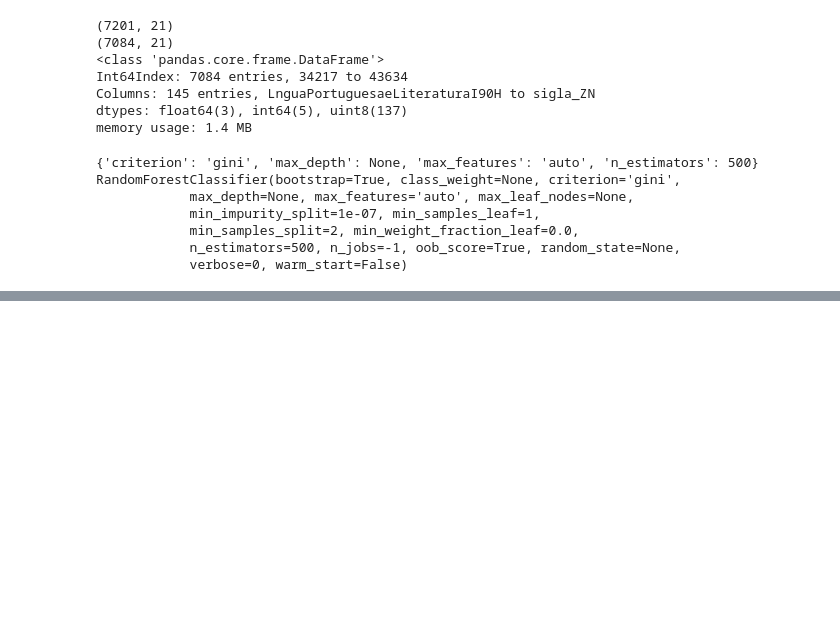
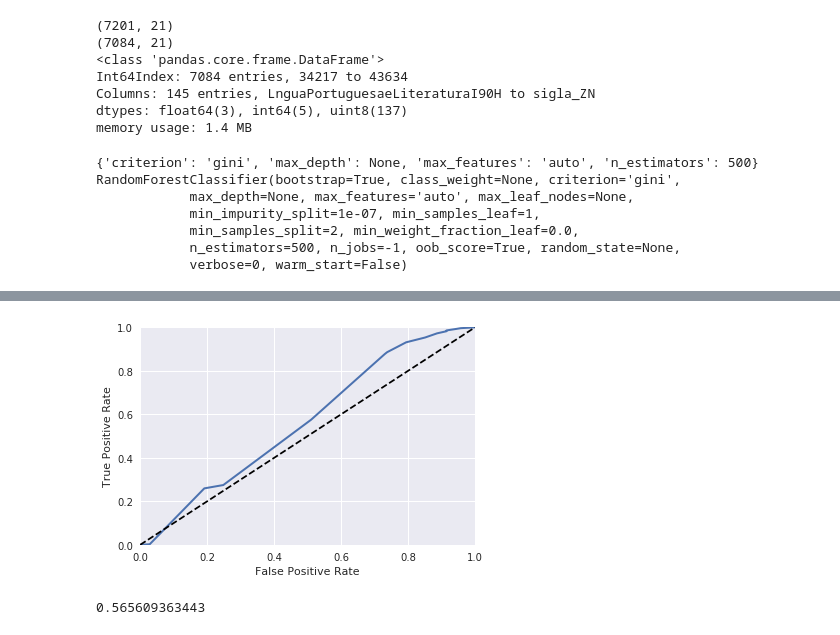
Before and after one commit to tmedeirosb/modelo_ifrn_integrado, a Jupyter notebook: versao_2/modelo_supersionado_filtro_CA.ipynb, the cells around one changed output, grey strips where cells are left out. Cells and saved outputs as stored; diff of their text form; code cells hidden in the pictures; blank space fills up the shorter version.

```diff
--- a/versao_2/modelo_supersionado_filtro_CA.ipynb
+++ b/versao_2/modelo_supersionado_filtro_CA.ipynb
@@ -630,0 +963,16 @@ plt.show()
+# %%
+#DECISION TREE
+tree_clf = DecisionTreeClassifier()
+
+param_grid_tree = {"criterion": ["gini", "entropy"],
+              "min_samples_split": [2, 10, 20],
+              "max_depth": [None, 2, 3, 5, 10],
+              "min_samples_leaf": [1, 5, 10],
+              "max_leaf_nodes": [None, 5, 10, 20],
+              }
+
+#seleciona o melhor modelo de acordo com os parâmetros
+grid_search_tree = GridSearchCV(estimator=tree_clf, param_grid=param_grid_tree)
+grid_search_tree.fit(Xtrain, ytrain)
+print(grid_search_tree.best_params_)
+print(grid_search_tree.best_estimator_)
@@ -630,0 +986,6 @@ plt.show()
+# %%
+#seleciona o melhor modelo e exibe os 5 melhores
+report(grid_search_tree.cv_results_, 5)
+
+model_tree = grid_search_tree.best_estimator_
+ypred_tree = model_tree.predict(Xtest)
@@ -630,0 +1031,12 @@ plt.show()
+# %%
+y_probas_tree = cross_val_predict(model_tree, Xtest, ytest, cv=3, method="predict_proba")
+
+y_scores_tree = y_probas_tree[:, 1]   # score = proba of positive class
+fpr_tree, tpr_tree, thresholds_tree = roc_curve(ytest, y_scores_tree)
+
+plot_roc_curve(fpr_tree, tpr_tree)
+plt.show()
+print(roc_auc_score(ytest, y_scores_tree))
+# %% [output]
+[figure, added]
+0.565609363443
```
Also changed, not shown: parts of 18 cells of this notebook.
